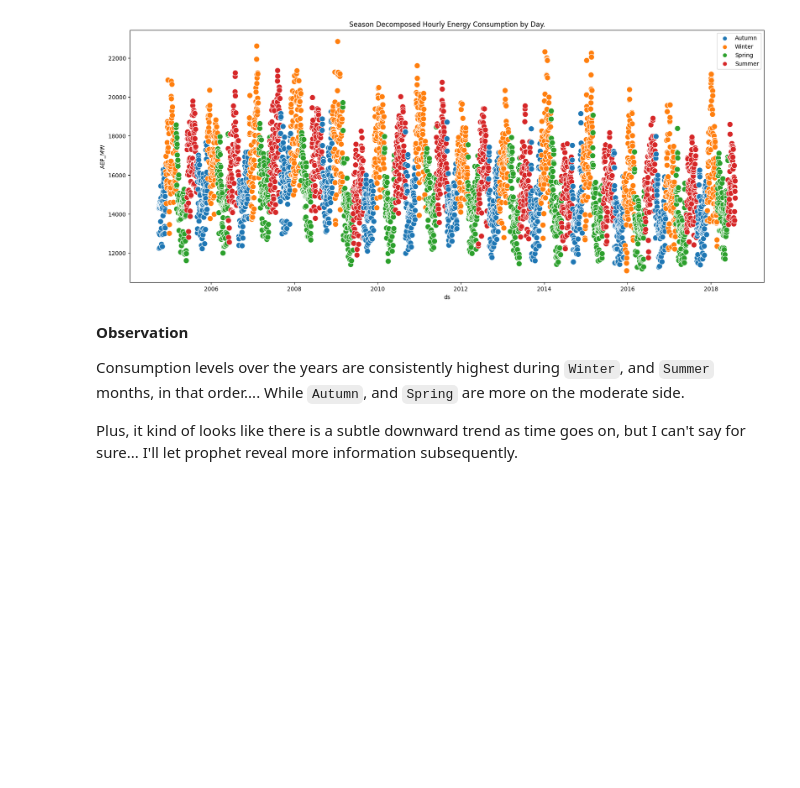
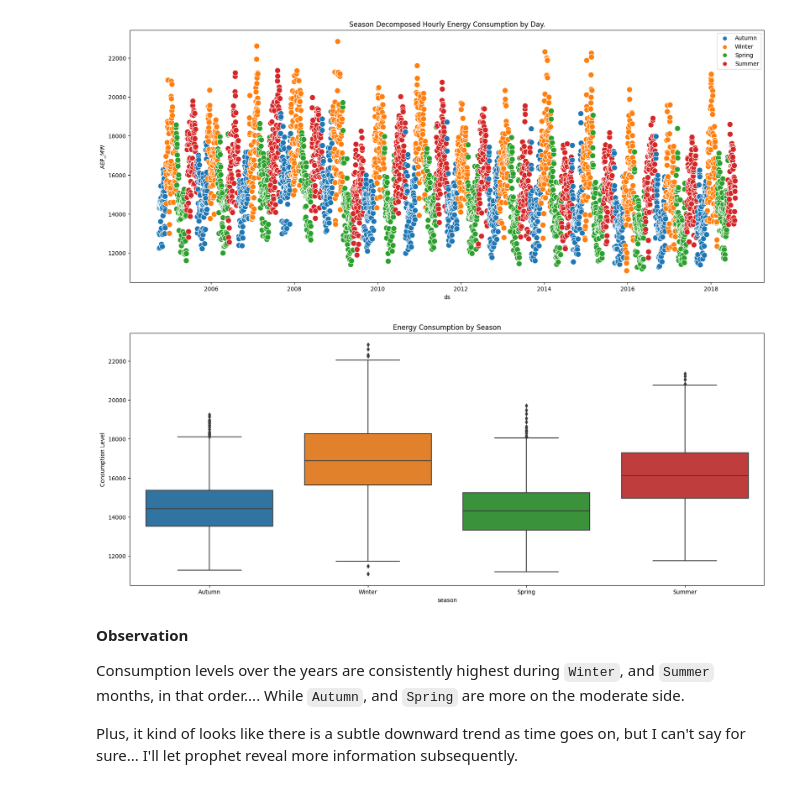
Before and after one commit to munas-git/US-Energy-Consumption-Forecasting-Prophet-NeuralProphet, a Jupyter notebook: analysis.ipynb, the cells around one changed output. Drawn from its saved outputs; the diff is of its cells as text; code cells hidden in the pictures; blank space fills up the shorter version.

```diff
--- a/analysis.ipynb
+++ b/analysis.ipynb
@@ -290,6 +304,13 @@ plt.legend()
 plt.show()
 # %% [output]
 [figure]
+# %%
+plt.figure(figsize = STANDARD_SIZE)
+sns.boxplot(x = 'season', y = 'AEP_MW', data = aep_df, order = ['Autumn', 'Winter', 'Spring', 'Summer'])
+plt.title('Energy Consumption by Season')
+plt.ylabel('Consumption Level');
+# %% [output]
+[figure, added]
 # %% [markdown]
 **Observation**
 
```
Also changed, not shown: parts of 30 cells of this notebook.
